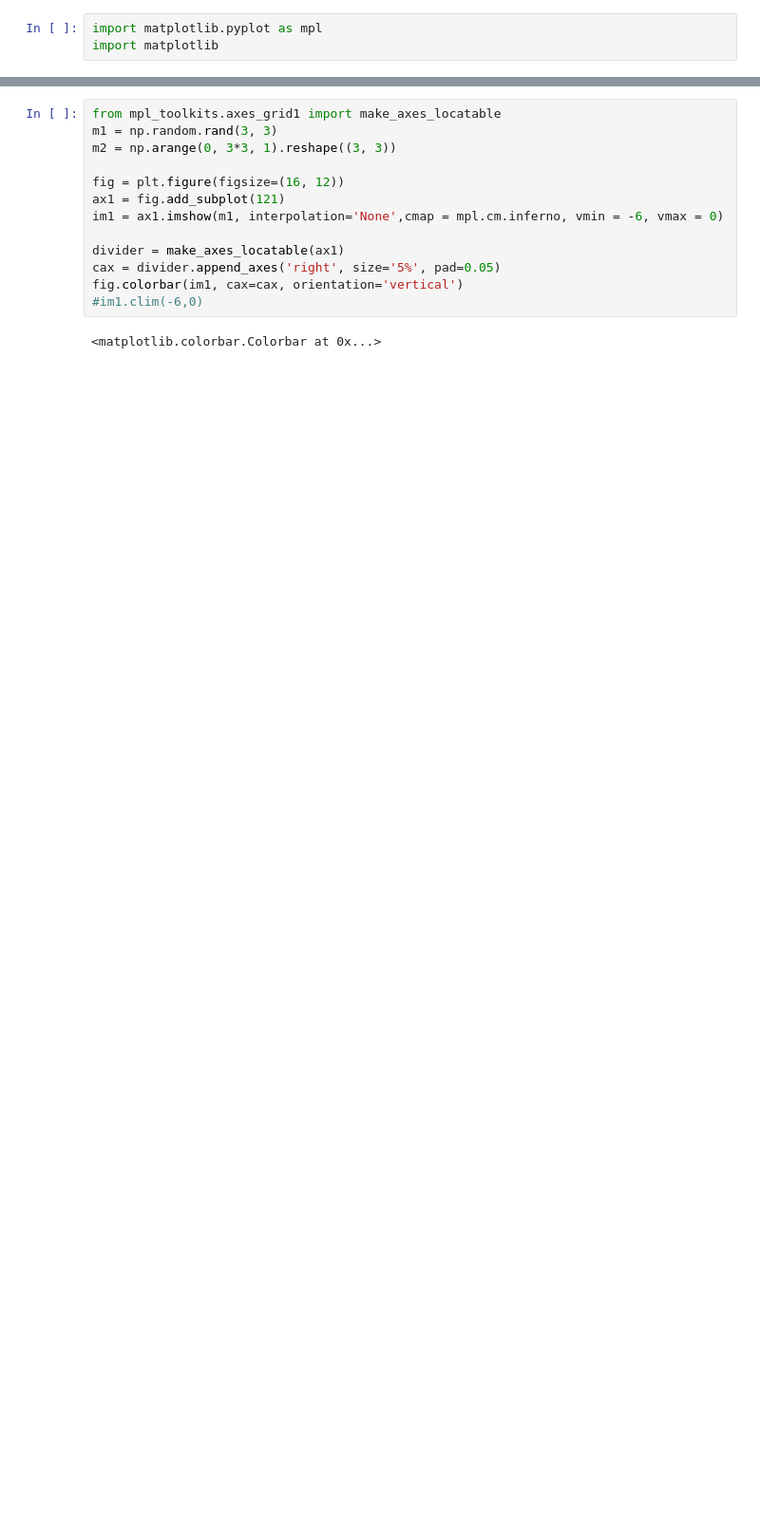
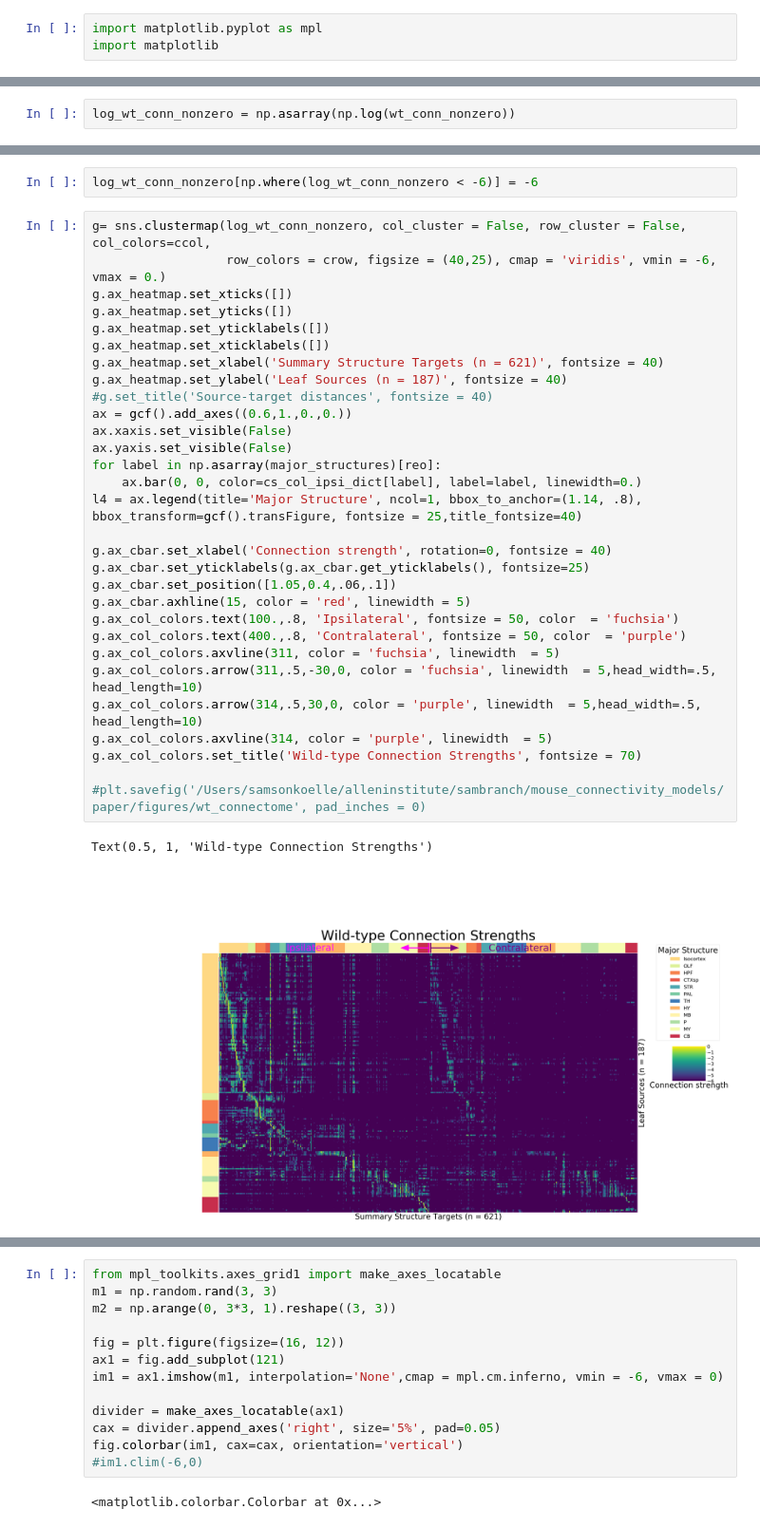
Before and after one commit to AllenInstitute/mouse_connectivity_models, a Jupyter notebook: analyses/paper/figures/Figure2_connectivity.ipynb, the cells around one changed output, grey strips where cells are left out. Shown at 95% size. Saved outputs shown, nothing was run; the diff lists cells and outputs as text; blank space fills up the shorter version.

```diff
--- a/analyses/paper/figures/Figure2_connectivity.ipynb
+++ b/analyses/paper/figures/Figure2_connectivity.ipynb
@@ -94,0 +205,2 @@ handles = [mpatches.Patch(color =  cs_col_ipsi_dict[major_structures[i]], label
+# %%
+log_wt_conn_nonzero = np.asarray(np.log(wt_conn_nonzero))
@@ -94,0 +211,35 @@ handles = [mpatches.Patch(color =  cs_col_ipsi_dict[major_structures[i]], label
+# %%
+log_wt_conn_nonzero[np.where(log_wt_conn_nonzero < -6)] = -6
+# %%
+g= sns.clustermap(log_wt_conn_nonzero, col_cluster = False, row_cluster = False, col_colors=ccol,
+                  row_colors = crow, figsize = (40,25), cmap = 'viridis', vmin = -6, vmax = 0.)
+g.ax_heatmap.set_xticks([])
+g.ax_heatmap.set_yticks([])
+g.ax_heatmap.set_yticklabels([])
+g.ax_heatmap.set_xticklabels([])
+g.ax_heatmap.set_xlabel('Summary Structure Targets (n = 621)', fontsize = 40)
+g.ax_heatmap.set_ylabel('Leaf Sources (n = 187)', fontsize = 40)
+#g.set_title('Source-target distances', fontsize = 40)
+ax = gcf().add_axes((0.6,1.,0.,0.))
+ax.xaxis.set_visible(False)
+ax.yaxis.set_visible(False)
+for label in np.asarray(major_structures)[reo]:
+    ax.bar(0, 0, color=cs_col_ipsi_dict[label], label=label, linewidth=0.)
+l4 = ax.legend(title='Major Structure', ncol=1, bbox_to_anchor=(1.14, .8), bbox_transform=gcf().transFigure, fontsize = 25,title_fontsize=40)
+
+g.ax_cbar.set_xlabel('Connection strength', rotation=0, fontsize = 40)
+g.ax_cbar.set_yticklabels(g.ax_cbar.get_yticklabels(), fontsize=25)
+g.ax_cbar.set_position([1.05,0.4,.06,.1])
+g.ax_cbar.axhline(15, color = 'red', linewidth = 5)
+g.ax_col_colors.text(100.,.8, 'Ipsilateral', fontsize = 50, color  = 'fuchsia')
+g.ax_col_colors.text(400.,.8, 'Contralateral', fontsize = 50, color  = 'purple')
+g.ax_col_colors.axvline(311, color = 'fuchsia', linewidth  = 5)
+g.ax_col_colors.arrow(311,.5,-30,0, color = 'fuchsia', linewidth  = 5,head_width=.5, head_length=10)
+g.ax_col_colors.arrow(314,.5,30,0, color = 'purple', linewidth  = 5,head_width=.5, head_length=10)
+g.ax_col_colors.axvline(314, color = 'purple', linewidth  = 5)
+g.ax_col_colors.set_title('Wild-type Connection Strengths', fontsize = 70)
+
+#plt.savefig('/Users/samsonkoelle/alleninstitute/sambranch/mouse_connectivity_models/paper/figures/wt_connectome', pad_inches = 0)
+# %% [output]
+Text(0.5, 1, 'Wild-type Connection Strengths')
+[figure, added]
```
Also changed, not shown: parts of 28 cells of this notebook, 3 other files.
